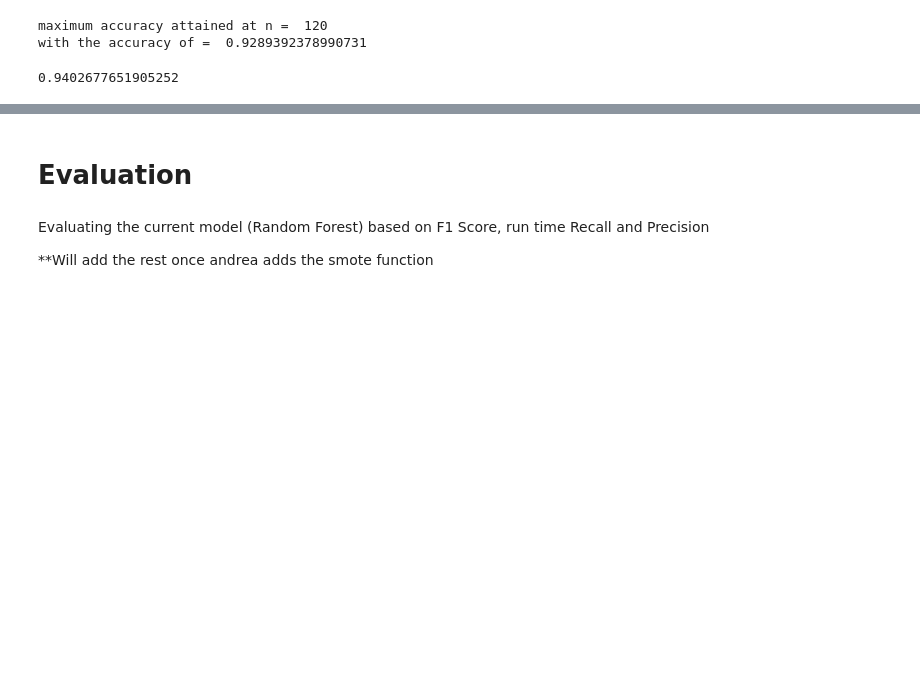
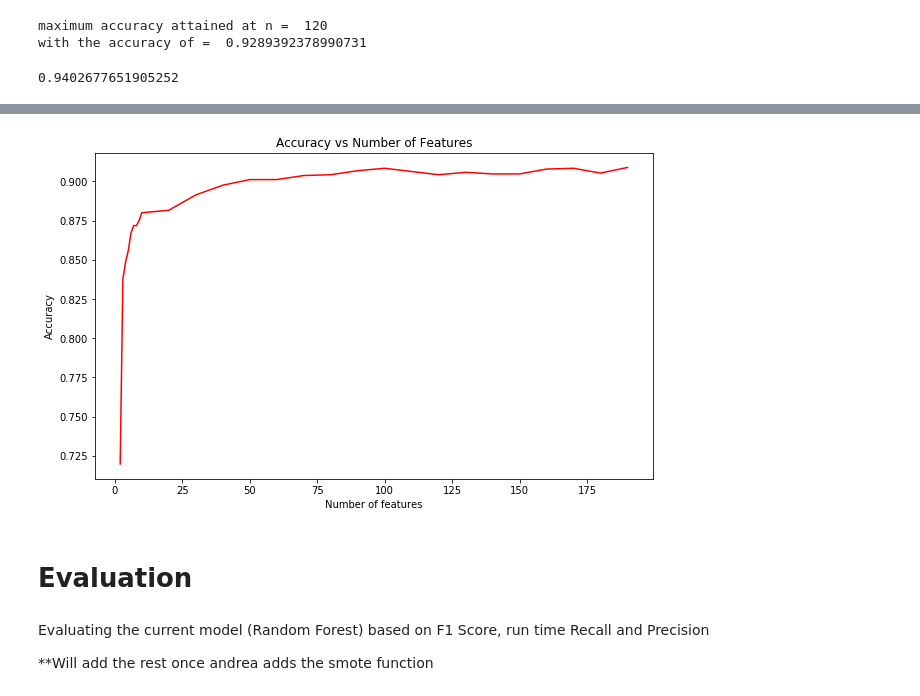
Before and after one commit to zunedz/CS3244-Project, a Jupyter notebook: Project.ipynb, the cells around one changed output, grey strips where cells are left out. Drawn from its saved outputs; the diff is of its cells as text; code cells hidden in the pictures; blank space fills up the shorter version.

```diff
--- a/Project.ipynb
+++ b/Project.ipynb
@@ -449,3 +456,16 @@ for i in range(10, 200, 10):
+# %%
+# Plotting the accuracy vs number of PCA features
+import matplotlib.pyplot as plt
+
+plt.figure(figsize = (10,6))
+x_values = list(range(2,10)) + list(range(10, 200, 10))
+plt.plot(x_values, accuracy_isomap, color = "r")
+plt.xlabel("Number of features")
+plt.ylabel("Accuracy")
+plt.title("Accuracy vs Number of Features")
+plt.show()
+# %% [output]
+[figure, added]
 # %% [markdown]
 # Evaluation
 # %% [markdown]
```
Also changed, not shown: parts of 1 cell of this notebook.
